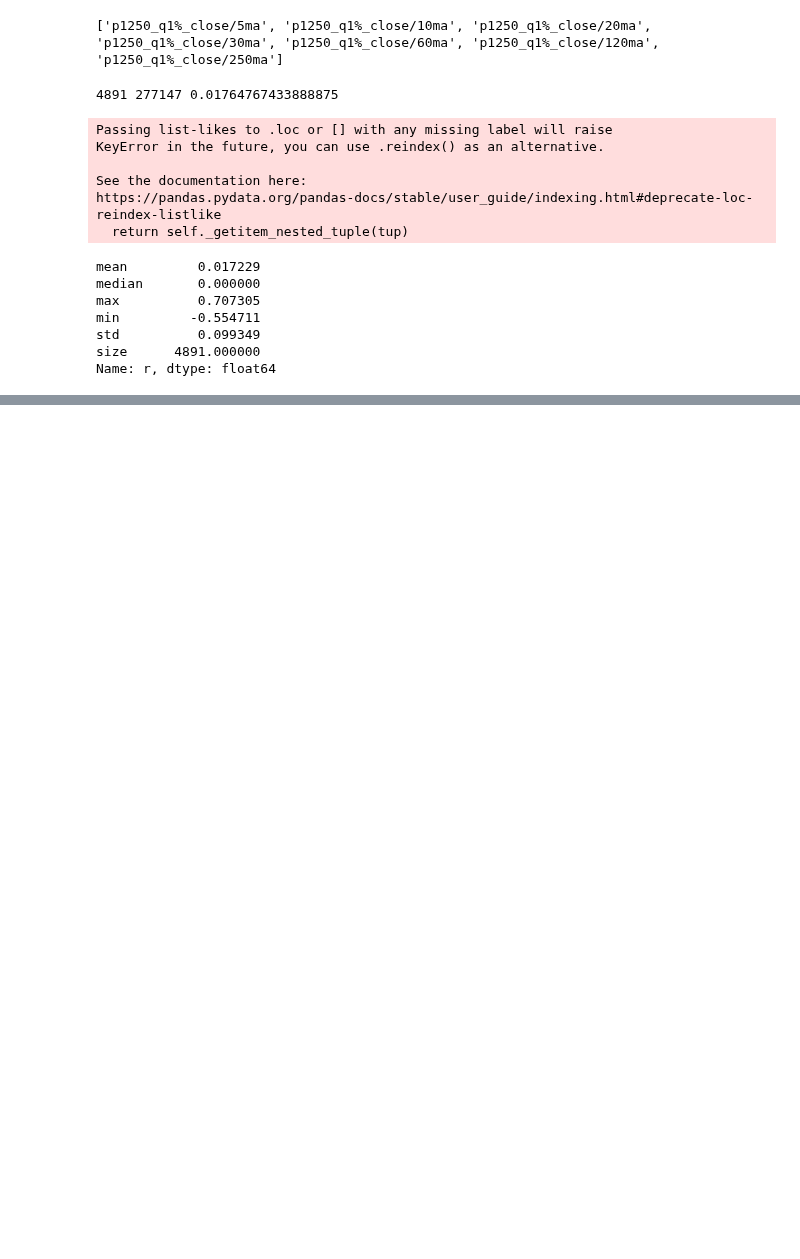
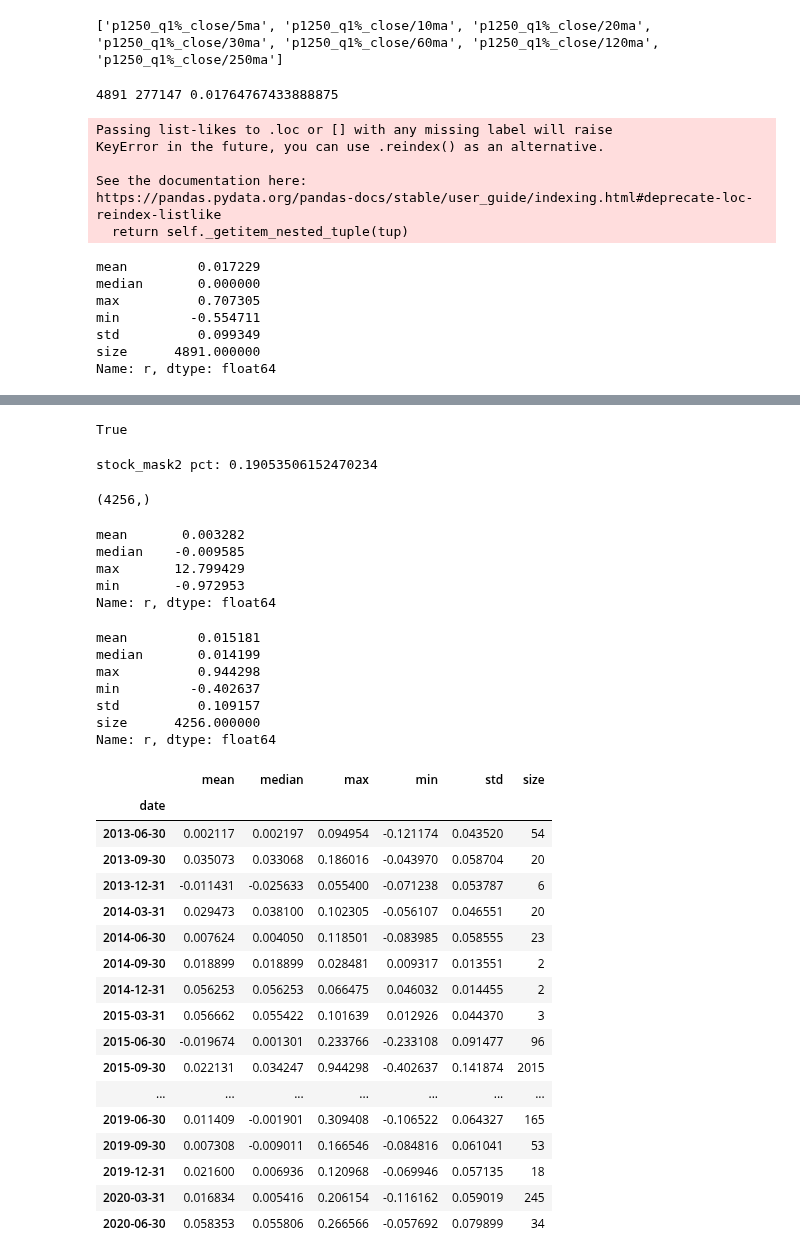
Before and after one commit to Bantorra0/Quant, a Jupyter notebook: long_trend_oversold_analysis.ipynb, the cells around one changed output, grey strips where cells are left out. Saved outputs shown, nothing was run; the diff lists cells and outputs as text; code cells hidden in the pictures; blank space fills up the shorter version.

```diff
--- a/long_trend_oversold_analysis.ipynb
+++ b/long_trend_oversold_analysis.ipynb
@@ -605,0 +632,56 @@ df_d_basic.tail()
+# %%
+df.index.is_lexsorted()
+df['p1mv_pct'] = df['pct'].groupby('code').shift(1)
+df['p2mv_pct'] = df['pct'].groupby('code').shift(2)
+sdb_mask = (
+            ((df['close/60ma']<0.8 )) & (df['close/60ma']>0)
+    & (df['close/250ma']>0.65 )
+#             & (df['pct']<-5 ) & (df['pct']<df['p1mv_pct']) & (df['pct']<df['p2mv_pct'])
+            & ((df['p1mv_pct']+df['p2mv_pct']+df['pct'])<-5)
+           )
+
+stock_mask2 = (df['circ_mv']>50e4) & (df['total_mv']>100e4) & (df['close0']>2.5) & (df['p10mean_turnover_rate']<5) & (df['amt']>0.5)
+print('stock_mask2 pct:',stock_mask2.sum()/len(stock_mask2))
+
+sdb_index = df.index[sdb_mask
+                     & stock_mask2
+                    ]
+sdb_index.shape
+
+df_r_spl['r'].agg(agg_operations[:4])
+df_r_spl.loc[sdb_index,'r'].agg(agg_operations)
+df_r_spl.loc[sdb_index,:].reset_index('code')['r'].resample('Q').agg(agg_operations)
+# %% [output]
+True
+stock_mask2 pct: 0.19053506152470234
+(4256,)
+mean       0.003282
+median    -0.009585
+max       12.799429
+min       -0.972953
+Name: r, dtype: float64
+mean         0.015181
+median       0.014199
+max          0.944298
+min         -0.402637
+std          0.109157
+size      4256.000000
+Name: r, dtype: float64
+|  | mean | median | max | min | std | size |
+| date |  |  |  |  |  |  |
+| 2013-06-30 | 0.002117 | 0.002197 | 0.094954 | -0.121174 | 0.043520 | 54 |
+| 2013-09-30 | 0.035073 | 0.033068 | 0.186016 | -0.043970 | 0.058704 | 20 |
+| 2013-12-31 | -0.011431 | -0.025633 | 0.055400 | -0.071238 | 0.053787 | 6 |
+| 2014-03-31 | 0.029473 | 0.038100 | 0.102305 | -0.056107 | 0.046551 | 20 |
+| 2014-06-30 | 0.007624 | 0.004050 | 0.118501 | -0.083985 | 0.058555 | 23 |
+| 2014-09-30 | 0.018899 | 0.018899 | 0.028481 | 0.009317 | 0.013551 | 2 |
+| 2014-12-31 | 0.056253 | 0.056253 | 0.066475 | 0.046032 | 0.014455 | 2 |
+| 2015-03-31 | 0.056662 | 0.055422 | 0.101639 | 0.012926 | 0.044370 | 3 |
+| 2015-06-30 | -0.019674 | 0.001301 | 0.233766 | -0.233108 | 0.091477 | 96 |
+| 2015-09-30 | 0.022131 | 0.034247 | 0.944298 | -0.402637 | 0.141874 | 2015 |
+| ... | ... | ... | ... | ... | ... | ... |
+| 2019-06-30 | 0.011409 | -0.001901 | 0.309408 | -0.106522 | 0.064327 | 165 |
+| 2019-09-30 | 0.007308 | -0.009011 | 0.166546 | -0.084816 | 0.061041 | 53 |
+| 2019-12-31 | 0.021600 | 0.006936 | 0.120968 | -0.069946 | 0.057135 | 18 |
+| 2020-03-31 | 0.016834 | 0.005416 | 0.206154 | -0.116162 | 0.059019 | 245 |
+| 2020-06-30 | 0.058353 | 0.055806 | 0.266566 | -0.057692 | 0.079899 | 34 |
```
Also changed, not shown: parts of 10 cells of this notebook, 4 other files.
